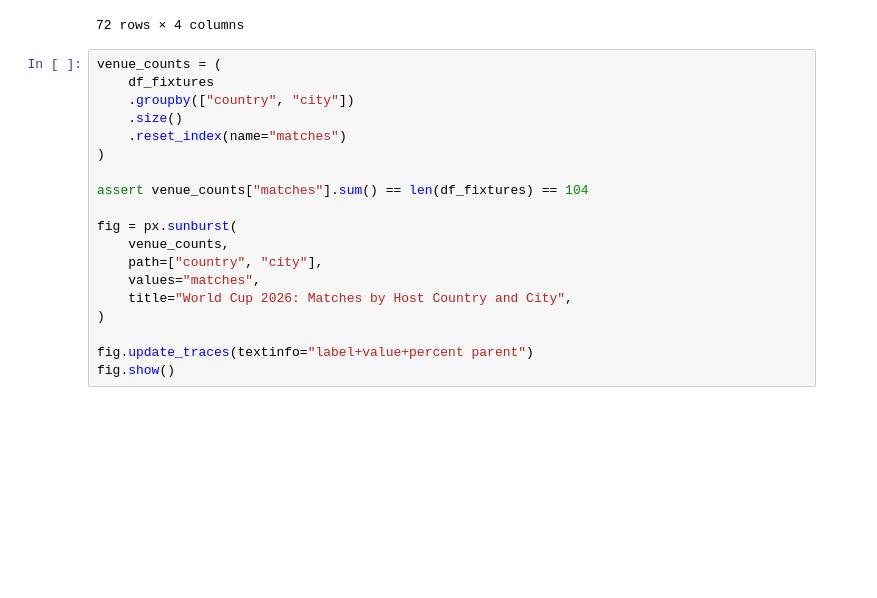
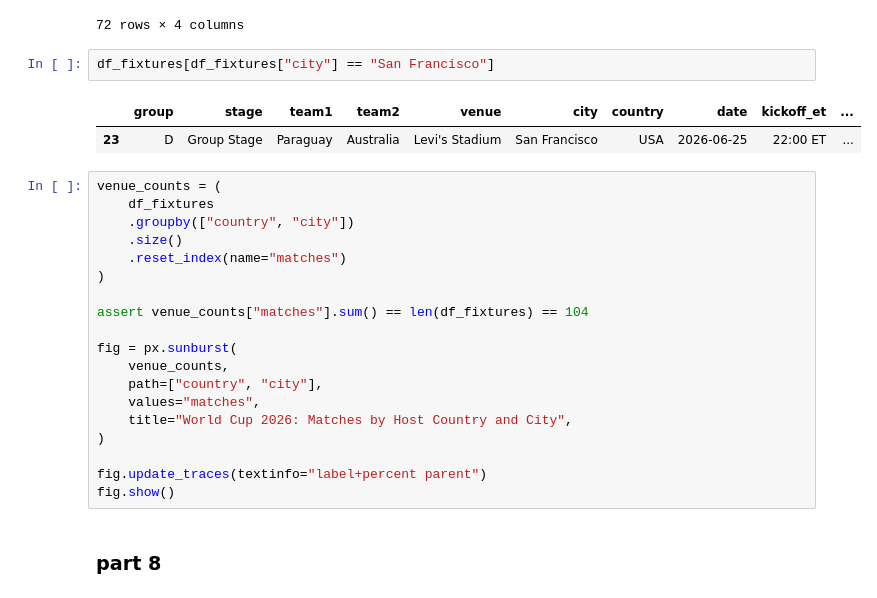
Before and after one commit to iMohamed-XD/Tamkeen, a Jupyter notebook: 5-data_project/Analytics.ipynb, the cells around one changed output. Drawn from its saved outputs; the diff is of its cells as text; blank space fills up the shorter version.

Commit message:
Update 2026 World Cup fixtures with venue corrections and additional match details

```diff
--- a/5-data_project/Analytics.ipynb
+++ b/5-data_project/Analytics.ipynb
@@ -501,6 +514,11 @@ match_expectations[["team1","team2","avg_teams_rank", "expectation"]].sort_value
 | 46 | Cape Verde | Saudi Arabia | 63.5 | 13.0 |
 | 13 | Haiti | Scotland | 65.0 | 36.0 |
 72 rows × 4 columns
+# %%
+df_fixtures[df_fixtures["city"] == "San Francisco"]
+# %% [output]
+|  | group | stage | team1 | team2 | venue | city | country | date | kickoff_et | ... |
+| 23 | D | Group Stage | Paraguay | Australia | Levi's Stadium | San Francisco | USA | 2026-06-25 | 22:00 ET | ... |
 # %%
 venue_counts = (
     df_fixtures
@@ -518,5 +536,7 @@ fig = px.sunburst(
     title="World Cup 2026: Matches by Host Country and City",
 )
 
-fig.update_traces(textinfo="label+value+percent parent")
+fig.update_traces(textinfo="label+percent parent")
 fig.show()
+# %% [markdown]
+### part 8
```
Also changed, not shown: parts of 1 cell of this notebook, 2 other files.
